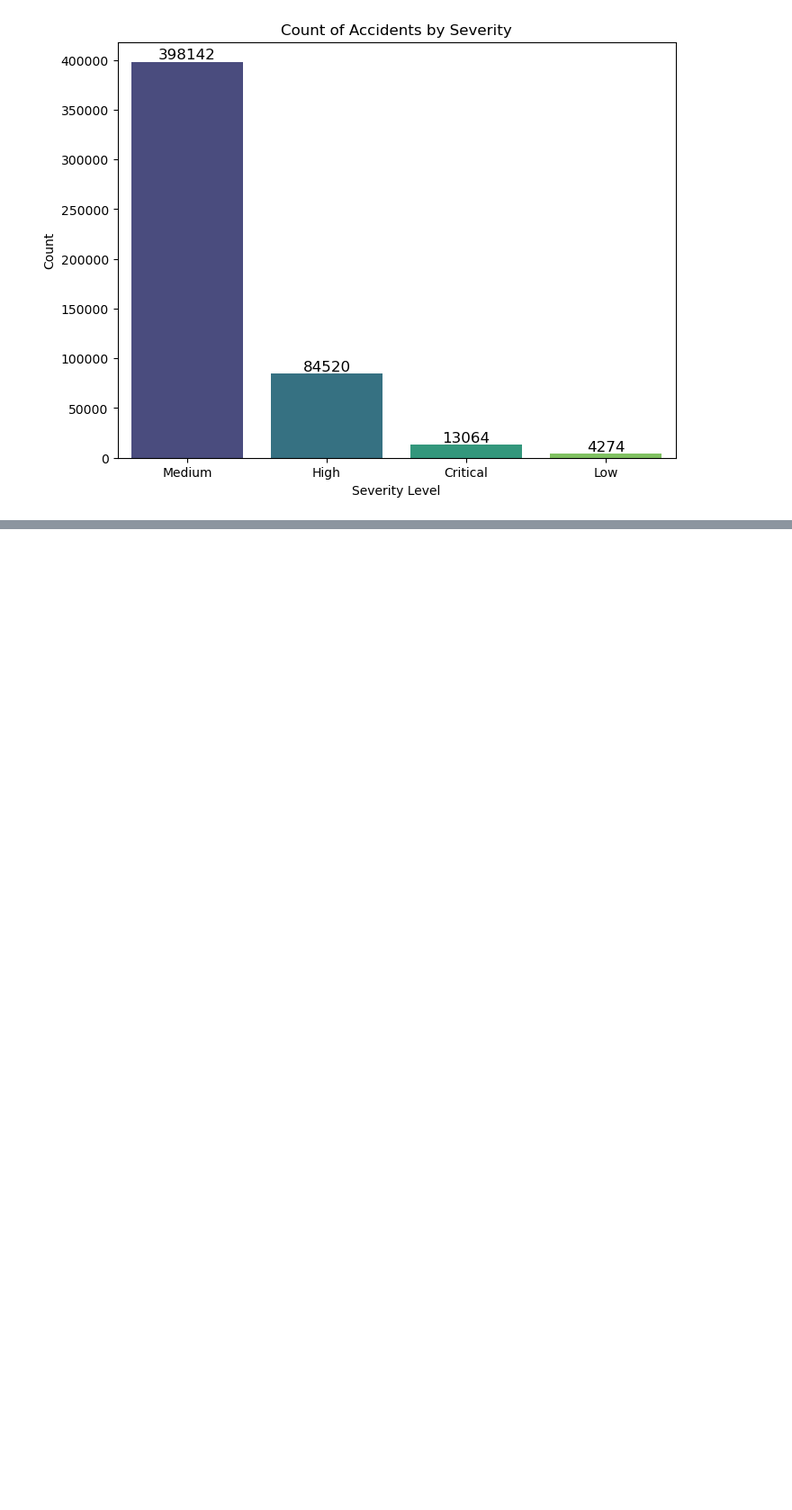
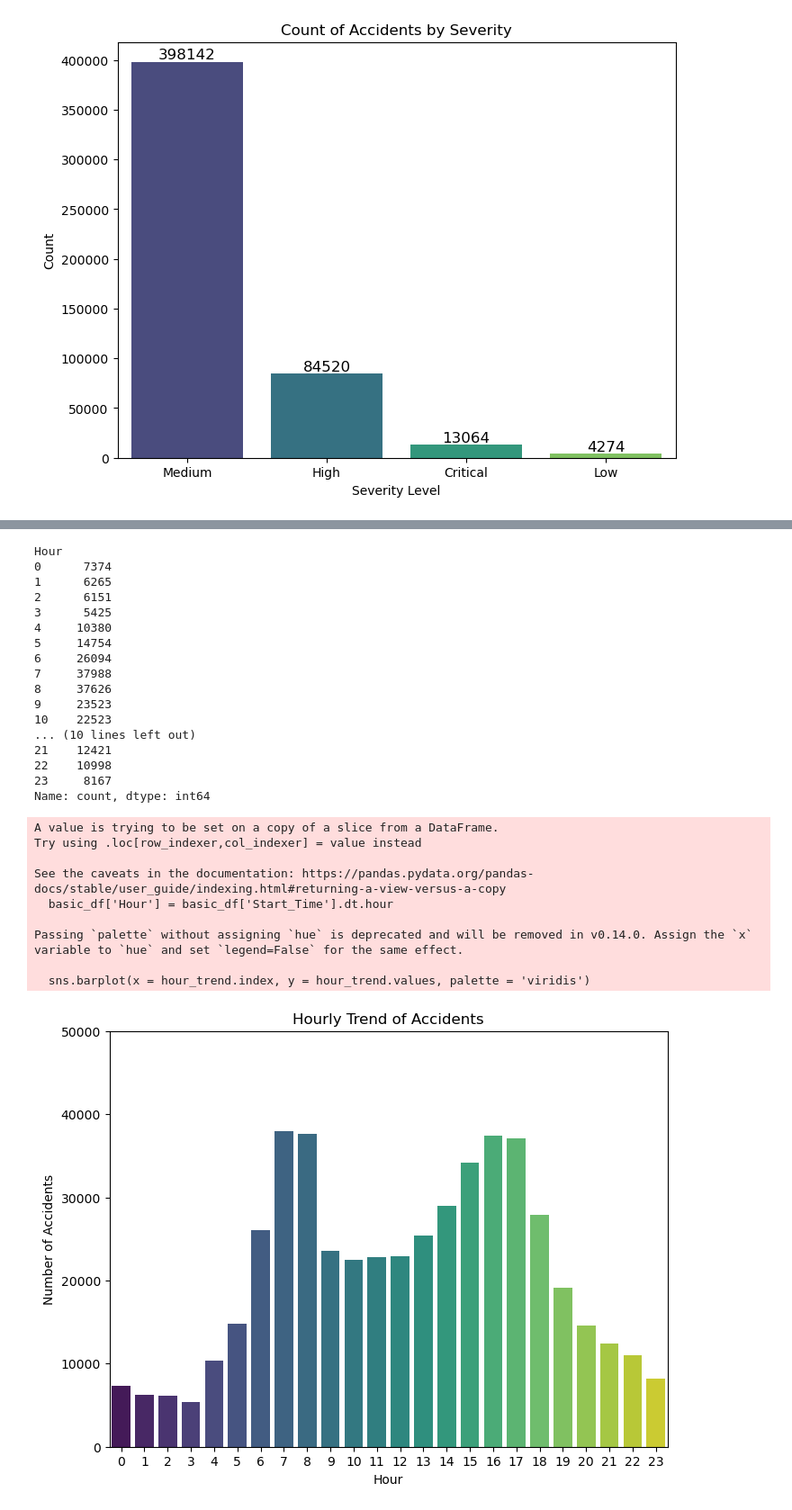
Before and after one commit to XiwenJiang/us-accidents-dashboard, a Jupyter notebook: eda.ipynb, the cells around one changed output, grey strips where cells are left out. Shown at 90% size. Saved outputs shown, nothing was run; the diff lists cells and outputs as text; code cells hidden in the pictures; blank space fills up the shorter version.

```diff
--- a/eda.ipynb
+++ b/eda.ipynb
@@ -236,0 +313,40 @@ temp.isna().sum()
+# %%
+# hour trend
+basic_df['Hour'] = basic_df['Start_Time'].dt.hour
+hour_trend = basic_df['Hour'].value_counts().sort_index()
+print(hour_trend)
+plt.figure(figsize = (8, 6))
+sns.barplot(x = hour_trend.index, y = hour_trend.values, palette = 'viridis')
+plt.title ('Hourly Trend of Accidents')
+plt.xlabel ('Hour')
+plt.ylabel ('Number of Accidents')
+plt.ylim(0, 50000)
+plt.show()
+# %% [output]
+Hour
+0      7374
+1      6265
+2      6151
+3      5425
+4     10380
+5     14754
+6     26094
+7     37988
+8     37626
+9     23523
+10    22523
+... (10 lines left out)
+21    12421
+22    10998
+23     8167
+Name: count, dtype: int64
+A value is trying to be set on a copy of a slice from a DataFrame.
+Try using .loc[row_indexer,col_indexer] = value instead
+
+See the caveats in the documentation: https://pandas.pydata.org/pandas-docs/stable/user_guide/indexing.html#returning-a-view-versus-a-copy
+  basic_df['Hour'] = basic_df['Start_Time'].dt.hour
+
+Passing `palette` without assigning `hue` is deprecated and will be removed in v0.14.0. Assign the `x` variable to `hue` and set `legend=False` for the same effect.
+
+  sns.barplot(x = hour_trend.index, y = hour_trend.values, palette = 'viridis')
+[figure, added]
```
Also changed, not shown: parts of 17 cells of this notebook.
